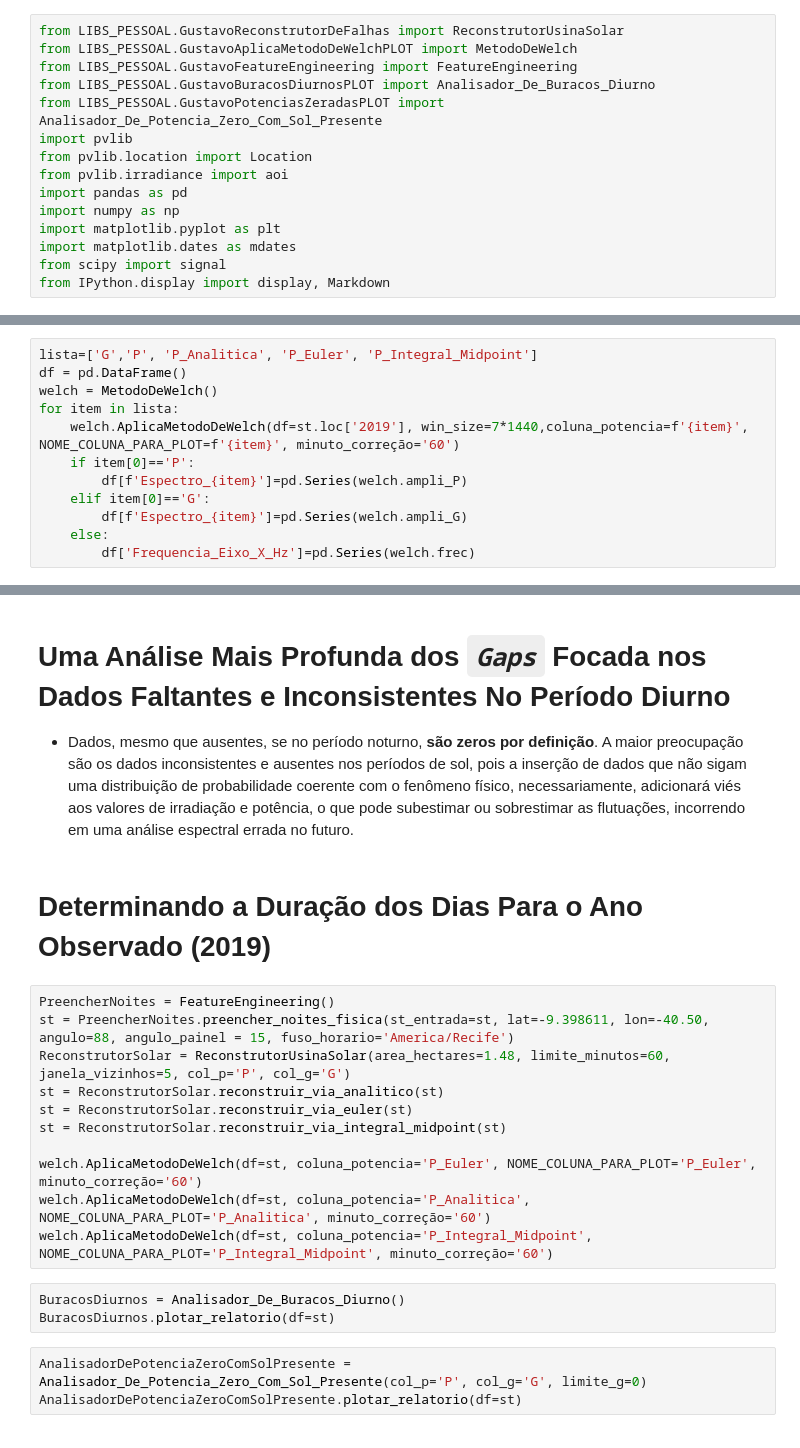
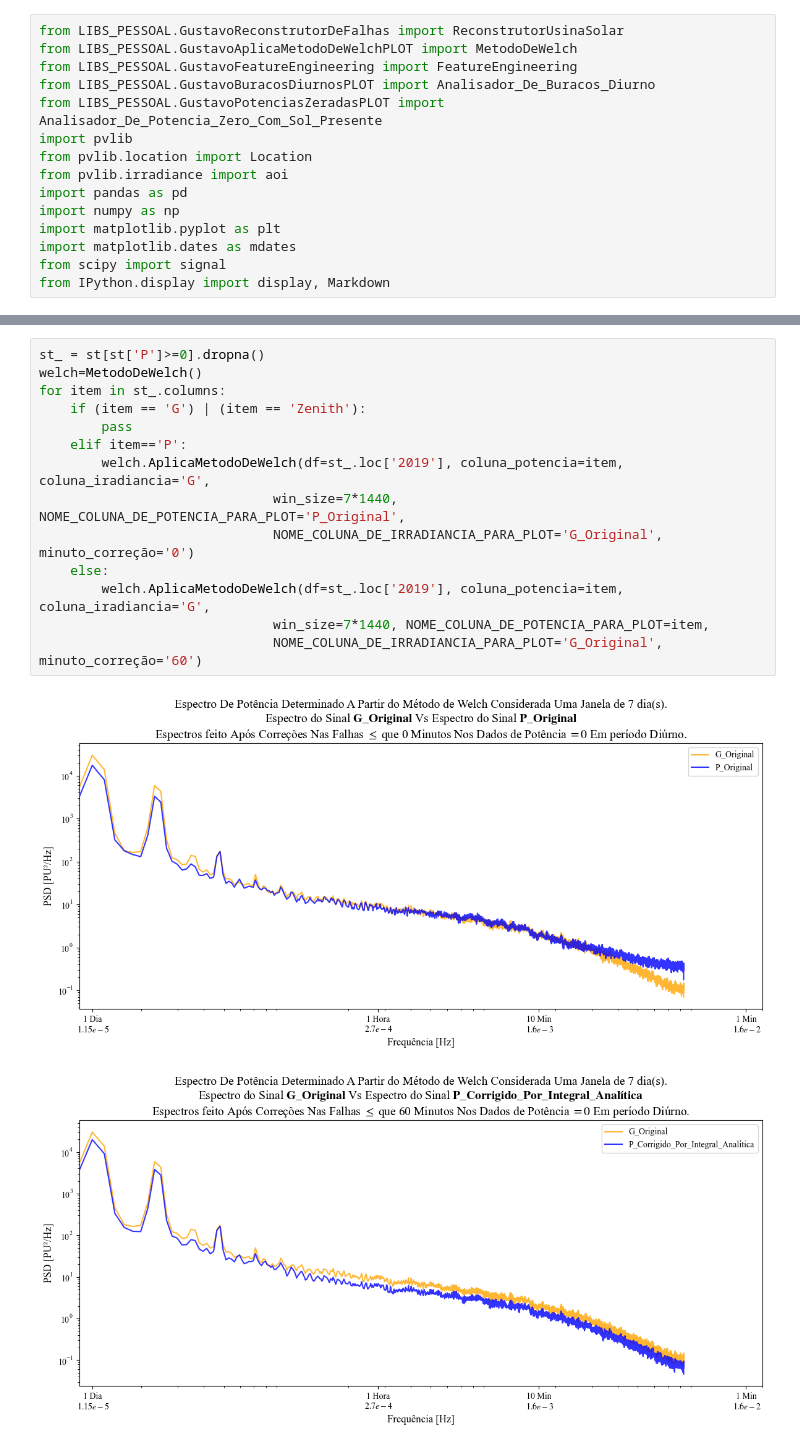
Before and after one commit to gustavodiasz/Modelagem_Dinamica_Usina_FV, a Jupyter notebook: Analise Dos Dados Da Usina De Petrolina.ipynb, the cells around one changed output, grey strips where cells are left out. Saved outputs shown, nothing was run; the diff lists cells and outputs as text.

```diff
--- a/Analise Dos Dados Da Usina De Petrolina.ipynb
+++ b/Analise Dos Dados Da Usina De Petrolina.ipynb
@@ -42,12 +34,0 @@ st.head(2)
-# %%
-lista=['G','P', 'P_Analitica', 'P_Euler', 'P_Integral_Midpoint']
-df = pd.DataFrame()
-welch = MetodoDeWelch()
-for item in lista:
-    welch.AplicaMetodoDeWelch(df=st.loc['2019'], win_size=7*1440,coluna_potencia=f'{item}', NOME_COLUNA_PARA_PLOT=f'{item}', minuto_correção='60')
-    if item[0]=='P':
-        df[f'Espectro_{item}']=pd.Series(welch.ampli_P)
-    elif item[0]=='G':
-        df[f'Espectro_{item}']=pd.Series(welch.ampli_G)
-    else:
-        df['Frequencia_Eixo_X_Hz']=pd.Series(welch.frec)
@@ -160,24 +35,17 @@ with plt.rc_context(config_visual):
-# %% [markdown]
-# Uma Análise Mais Profunda dos _`Gaps`_ Focada nos Dados Faltantes e Inconsistentes **No Período Diurno**
-
-* Dados, mesmo que ausentes, se no período noturno, **são zeros por definição**.
-A maior preocupação são os dados inconsistentes e ausentes nos períodos de sol, pois a inserção de dados que não sigam uma distribuição de probabilidade coerente com o fenômeno físico, necessariamente, adicionará viés aos valores de irradiação e potência, o que pode subestimar ou sobrestimar as flutuações, incorrendo em uma análise espectral errada no futuro.
-# %% [markdown]
-# Determinando a Duração dos Dias Para o Ano Observado (2019)
-# %%
-PreencherNoites = FeatureEngineering()
-st = PreencherNoites.preencher_noites_fisica(st_entrada=st, lat=-9.398611, lon=-40.50, angulo=88, angulo_painel = 15, fuso_horario='America/Recife')
-ReconstrutorSolar = ReconstrutorUsinaSolar(area_hectares=1.48, limite_minutos=60, janela_vizinhos=5, col_p='P', col_g='G')
-st = ReconstrutorSolar.reconstruir_via_analitico(st)
-st = ReconstrutorSolar.reconstruir_via_euler(st)
-st = ReconstrutorSolar.reconstruir_via_integral_midpoint(st)
-
-welch.AplicaMetodoDeWelch(df=st, coluna_potencia='P_Euler', NOME_COLUNA_PARA_PLOT='P_Euler', minuto_correção='60')
-welch.AplicaMetodoDeWelch(df=st, coluna_potencia='P_Analitica', NOME_COLUNA_PARA_PLOT='P_Analitica', minuto_correção='60')
-welch.AplicaMetodoDeWelch(df=st, coluna_potencia='P_Integral_Midpoint', NOME_COLUNA_PARA_PLOT='P_Integral_Midpoint', minuto_correção='60')
-# %%
-BuracosDiurnos = Analisador_De_Buracos_Diurno()
-BuracosDiurnos.plotar_relatorio(df=st)
-# %%
-AnalisadorDePotenciaZeroComSolPresente = Analisador_De_Potencia_Zero_Com_Sol_Presente(col_p='P', col_g='G', limite_g=0)
-AnalisadorDePotenciaZeroComSolPresente.plotar_relatorio(df=st)
+# %%
+st_ = st[st['P']>=0].dropna()
+welch=MetodoDeWelch()
+for item in st_.columns:
+    if (item == 'G') | (item == 'Zenith'):
+        pass
+    elif item=='P':
+        welch.AplicaMetodoDeWelch(df=st_.loc['2019'], coluna_potencia=item, coluna_iradiancia='G',
+                              win_size=7*1440, NOME_COLUNA_DE_POTENCIA_PARA_PLOT='P_Original',
+                              NOME_COLUNA_DE_IRRADIANCIA_PARA_PLOT='G_Original', minuto_correção='0')
+    else:
+        welch.AplicaMetodoDeWelch(df=st_.loc['2019'], coluna_potencia=item, coluna_iradiancia='G',
+                              win_size=7*1440, NOME_COLUNA_DE_POTENCIA_PARA_PLOT=item,
+                              NOME_COLUNA_DE_IRRADIANCIA_PARA_PLOT='G_Original', minuto_correção='60')
+# %% [output]
+[figure, added]
+[figure, added]
```
Also changed, not shown: parts of 27 cells of this notebook, 27 other files.
